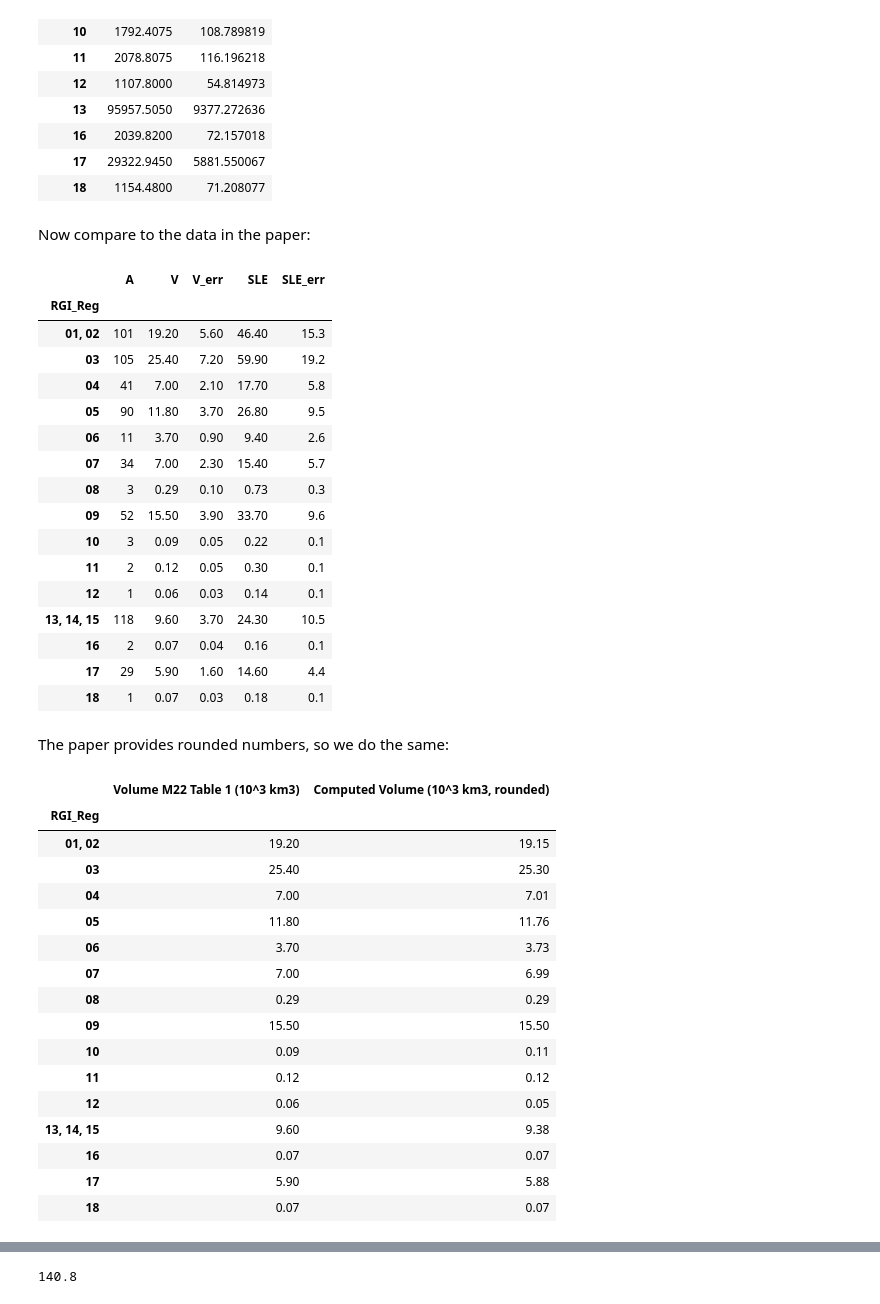
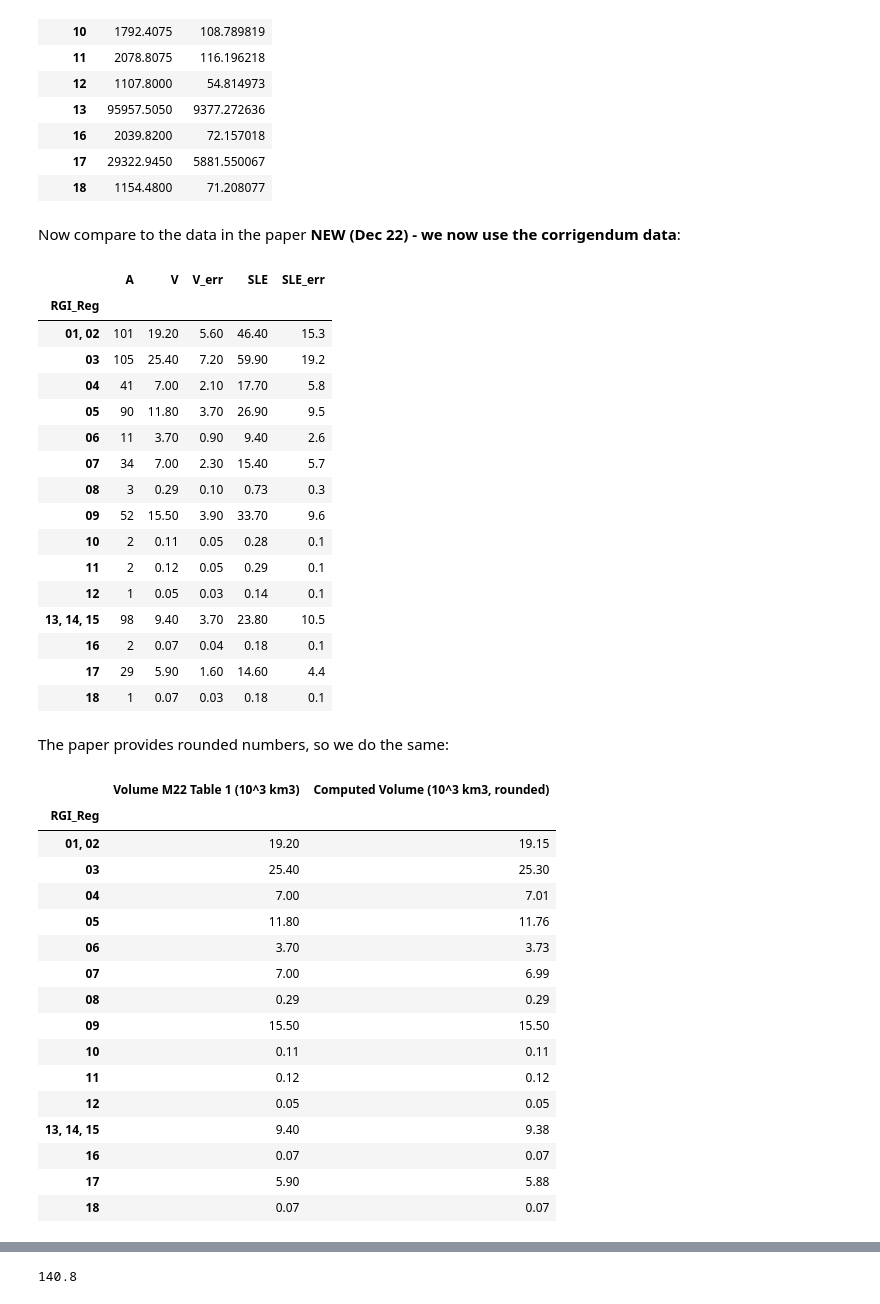
Before and after one commit to fmaussion/global_glacier_volume_paper, a Jupyter notebook: code/table_regional_volume_scaling.ipynb, the cells around one changed output, grey strips where cells are left out. Saved outputs shown, nothing was run; the diff lists cells and outputs as text; code cells hidden in the pictures.

Commit message:
More edits and corrected M22 data

```diff
--- a/code/table_regional_volume_scaling.ipynb
+++ b/code/table_regional_volume_scaling.ipynb
@@ -138,29 +138,29 @@ gdfs
 | 17 | 29322.9450 | 5881.550067 |
 | 18 | 1154.4800 | 71.208077 |
 # %% [markdown]
-Now compare to the data in the paper:
+Now compare to the data in the paper **NEW (Dec 22) - we now use the corrigendum data**:
 # %%
-df_paper = pd.read_csv('../data/m22.csv', index_col=0)
+df_paper = pd.read_csv('../data/m22_corr.csv', index_col=0)
 df_paper_aa = df_paper.loc['19'].copy()
 df_paper_total = df_paper.loc['Total'].copy()
 df_paper = df_paper.drop(['19', '19*', 'Total'])  #  Drops the useless one
 df_paper
 # %% [output]
 |  | A | V | V_err | SLE | SLE_err |
 | RGI_Reg |  |  |  |  |  |
 | 01, 02 | 101 | 19.20 | 5.60 | 46.40 | 15.3 |
 | 03 | 105 | 25.40 | 7.20 | 59.90 | 19.2 |
 | 04 | 41 | 7.00 | 2.10 | 17.70 | 5.8 |
-| 05 | 90 | 11.80 | 3.70 | 26.80 | 9.5 |
+| 05 | 90 | 11.80 | 3.70 | 26.90 | 9.5 |
 | 06 | 11 | 3.70 | 0.90 | 9.40 | 2.6 |
 | 07 | 34 | 7.00 | 2.30 | 15.40 | 5.7 |
 | 08 | 3 | 0.29 | 0.10 | 0.73 | 0.3 |
 | 09 | 52 | 15.50 | 3.90 | 33.70 | 9.6 |
-| 10 | 3 | 0.09 | 0.05 | 0.22 | 0.1 |
-| 11 | 2 | 0.12 | 0.05 | 0.30 | 0.1 |
-| 12 | 1 | 0.06 | 0.03 | 0.14 | 0.1 |
-| 13, 14, 15 | 118 | 9.60 | 3.70 | 24.30 | 10.5 |
-| 16 | 2 | 0.07 | 0.04 | 0.16 | 0.1 |
+| 10 | 2 | 0.11 | 0.05 | 0.28 | 0.1 |
+| 11 | 2 | 0.12 | 0.05 | 0.29 | 0.1 |
+| 12 | 1 | 0.05 | 0.03 | 0.14 | 0.1 |
+| 13, 14, 15 | 98 | 9.40 | 3.70 | 23.80 | 10.5 |
+| 16 | 2 | 0.07 | 0.04 | 0.18 | 0.1 |
 | 17 | 29 | 5.90 | 1.60 | 14.60 | 4.4 |
 | 18 | 1 | 0.07 | 0.03 | 0.18 | 0.1 |
 # %% [markdown]
@@ -182,10 +182,10 @@ toprint
 | 07 | 7.00 | 6.99 |
 | 08 | 0.29 | 0.29 |
 | 09 | 15.50 | 15.50 |
-| 10 | 0.09 | 0.11 |
+| 10 | 0.11 | 0.11 |
 | 11 | 0.12 | 0.12 |
-| 12 | 0.06 | 0.05 |
-| 13, 14, 15 | 9.60 | 9.38 |
+| 12 | 0.05 | 0.05 |
+| 13, 14, 15 | 9.40 | 9.38 |
 | 16 | 0.07 | 0.07 |
 | 17 | 5.90 | 5.88 |
 | 18 | 0.07 | 0.07 |
```
Also changed, not shown: parts of 15 cells of this notebook, 8 other files.
